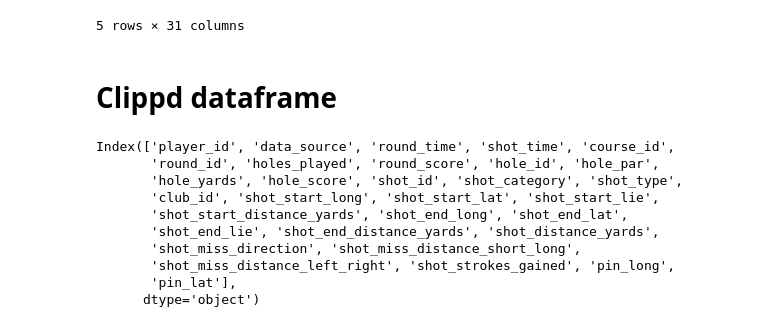
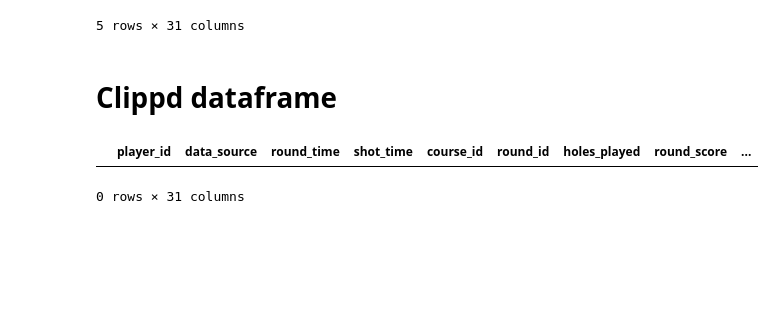
Before and after one commit to jeromeCondere/ml-engr-interview, a Jupyter notebook: dataengr_interview.ipynb, the cells around one changed output. Drawn from its saved outputs; the diff is of its cells as text; code cells hidden in the pictures; blank space fills up the shorter version.

```diff
--- a/dataengr_interview.ipynb
+++ b/dataengr_interview.ipynb
@@ -533,17 +533,9 @@ clippd_data = pd.concat([clippd_data, arccos_data])
 clippd_data.reset_index(drop=True, inplace=True)
-# %%
-clippd_data.columns
-# %% [output]
-Index(['player_id', 'data_source', 'round_time', 'shot_time', 'course_id',
-       'round_id', 'holes_played', 'round_score', 'hole_id', 'hole_par',
-       'hole_yards', 'hole_score', 'shot_id', 'shot_category', 'shot_type',
-       'club_id', 'shot_start_long', 'shot_start_lat', 'shot_start_lie',
-       'shot_start_distance_yards', 'shot_end_long', 'shot_end_lat',
-       'shot_end_lie', 'shot_end_distance_yards', 'shot_distance_yards',
-       'shot_miss_direction', 'shot_miss_distance_short_long',
-       'shot_miss_distance_left_right', 'shot_strokes_gained', 'pin_long',
-       'pin_lat'],
-      dtype='object')
+# %%
+pd.DataFrame(columns=data_dictionary['Clippd'].values)
+# %% [output]
+|  | player_id | data_source | round_time | shot_time | course_id | round_id | holes_played | round_score | ... |
+0 rows × 31 columns
 # %%
 # Tidy datetime features and add round_date.
 datetime_features = ['round_time', 'shot_time']
```
Also changed, not shown: parts of 1 cell of this notebook, 6 other files.
